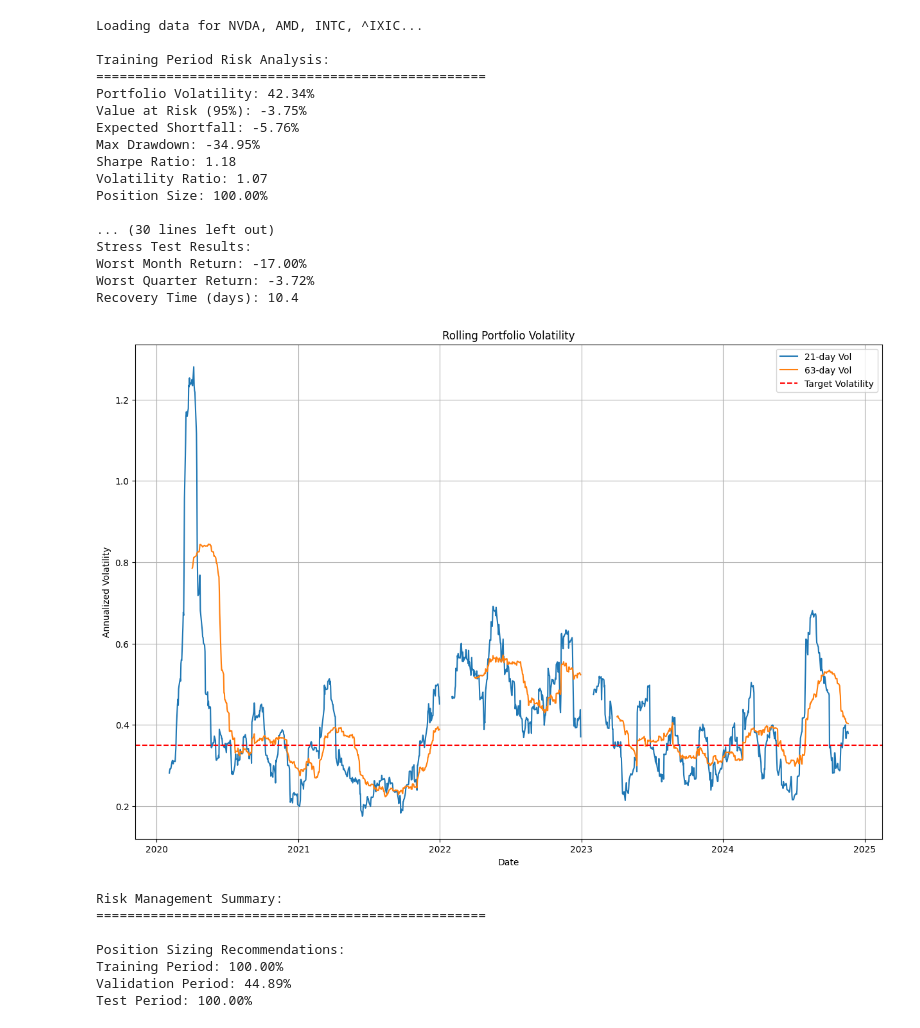
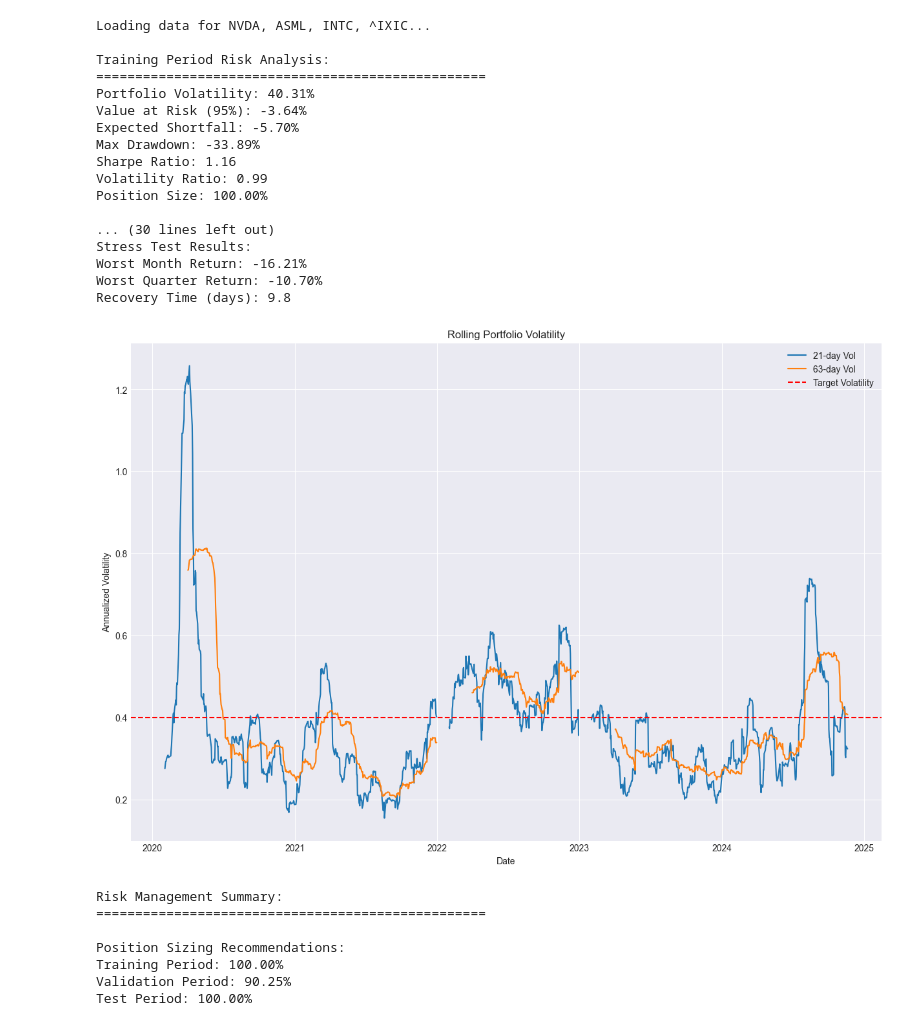
Before and after one commit to lucaskemper/HybridQuantRegimes, a Jupyter notebook: notebooks/risk_test.ipynb, the cells around one changed output. Saved outputs shown, nothing was run; the diff lists cells and outputs as text; code cells hidden in the pictures.

```diff
--- a/notebooks/risk_test.ipynb
+++ b/notebooks/risk_test.ipynb
@@ -23,7 +23,7 @@ from src.regime import MarketRegimeDetector, RegimeConfig
 
 # 1. Configure and Load Data
 portfolio_config = PortfolioConfig(
-    tickers=['NVDA', 'AMD', 'INTC', '^IXIC'],  # Including NASDAQ benchmark
+    tickers=['ASML','NVDA', 'AMD', '^IXIC'],  # Including NASDAQ benchmark
     weights=[0.4, 0.4, 0.2, 0],
     start_date='2020-01-01',
     end_date='2024-01-01'
@@ -325,7 +379,7 @@ print(f"Loading data from {train_period[0]} to {test_period[1]}...")
 
 # Configure portfolio
 portfolio_config = PortfolioConfig(
-    tickers=['NVDA', 'AMD', 'INTC', '^IXIC'],
+    tickers=['NVDA', 'ASML', 'INTC', '^IXIC'],
     weights=[0.3, 0.3, 0.3, 0.1],
     start_date=train_period[0],
     end_date=test_period[1]
@@ -427,7 +503,7 @@ test_period = ('2023-01-01', '2024-11-20')
 
 # Configure portfolio and risk parameters
 portfolio_config = PortfolioConfig(
-    tickers=['NVDA', 'AMD', 'INTC', '^IXIC'],
+    tickers=['NVDA', 'ASML', 'INTC', '^IXIC'],
     weights=[0.3, 0.3, 0.3, 0.1],
     start_date=train_period[0],
     end_date=test_period[1]
@@ -435,9 +511,9 @@ portfolio_config = PortfolioConfig(
 
 risk_config = RiskConfig(
     confidence_level=0.95,
-    max_drawdown_limit=0.30,    # Increased from 0.20
-    volatility_target=0.35,     # Adjusted based on historical vol
-    position_limit=0.30         # Reduced from 0.40
+    max_drawdown_limit=0.40,    # Increased from 0.20
+    volatility_target=0.40,     # Adjusted based on historical vol
+    position_limit=0.20         # Reduced from 0.40
 )
 
 # Load data
@@ -484,48 +560,48 @@ rolling_vols = pd.concat([
     test_metrics['rolling_volatility']
 ])
 
 plt.plot(rolling_vols.index, rolling_vols['21d'], label='21-day Vol')
 plt.plot(rolling_vols.index, rolling_vols['63d'], label='63-day Vol')
 plt.axhline(y=risk_config.volatility_target, color='r', linestyle='--',
             label='Target Volatility')
 
 plt.title('Rolling Portfolio Volatility')
 plt.xlabel('Date')
 plt.ylabel('Annualized Volatility')
 plt.legend()
 plt.grid(True)
 plt.show()
 
 # Print summary with safe dictionary access
 print("\nRisk Management Summary:")
 print("=" * 50)
 print("\nPosition Sizing Recommendations:")
 print(f"Training Period: {train_metrics.get('risk_adjusted_position', 1.0):.2%}")
 print(f"Validation Period: {val_metrics.get('risk_adjusted_position', 1.0):.2%}")
 print(f"Test Period: {test_metrics.get('risk_adjusted_position', 1.0):.2%}")
 # %% [output]
-Loading data for NVDA, AMD, INTC, ^IXIC...
+Loading data for NVDA, ASML, INTC, ^IXIC...
 
 Training Period Risk Analysis:
 ==================================================
-Portfolio Volatility: 42.34%
-Value at Risk (95%): -3.75%
-Expected Shortfall: -5.76%
-Max Drawdown: -34.95%
-Sharpe Ratio: 1.18
-Volatility Ratio: 1.07
+Portfolio Volatility: 40.31%
+Value at Risk (95%): -3.64%
+Expected Shortfall: -5.70%
+Max Drawdown: -33.89%
+Sharpe Ratio: 1.16
+Volatility Ratio: 0.99
 Position Size: 100.00%
 
 ... (30 lines left out)
 Stress Test Results:
-Worst Month Return: -17.00%
-Worst Quarter Return: -3.72%
-Recovery Time (days): 10.4
+Worst Month Return: -16.21%
+Worst Quarter Return: -10.70%
+Recovery Time (days): 9.8
-[figure, old version]
+[figure, new version]
 Risk Management Summary:
 ==================================================
 
 Position Sizing Recommendations:
 Training Period: 100.00%
-Validation Period: 44.89%
+Validation Period: 90.25%
 Test Period: 100.00%
```
Also changed, not shown: parts of 3 cells of this notebook.
